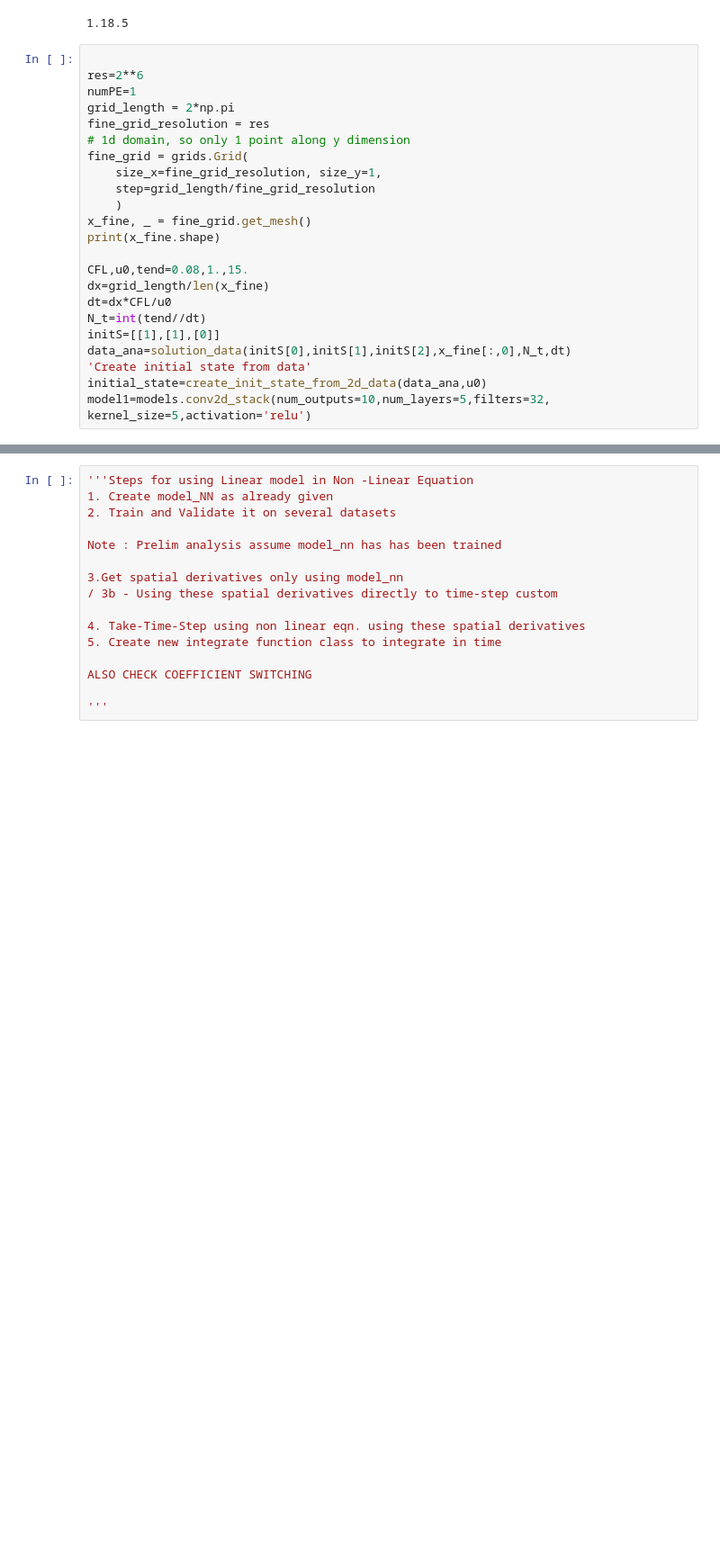
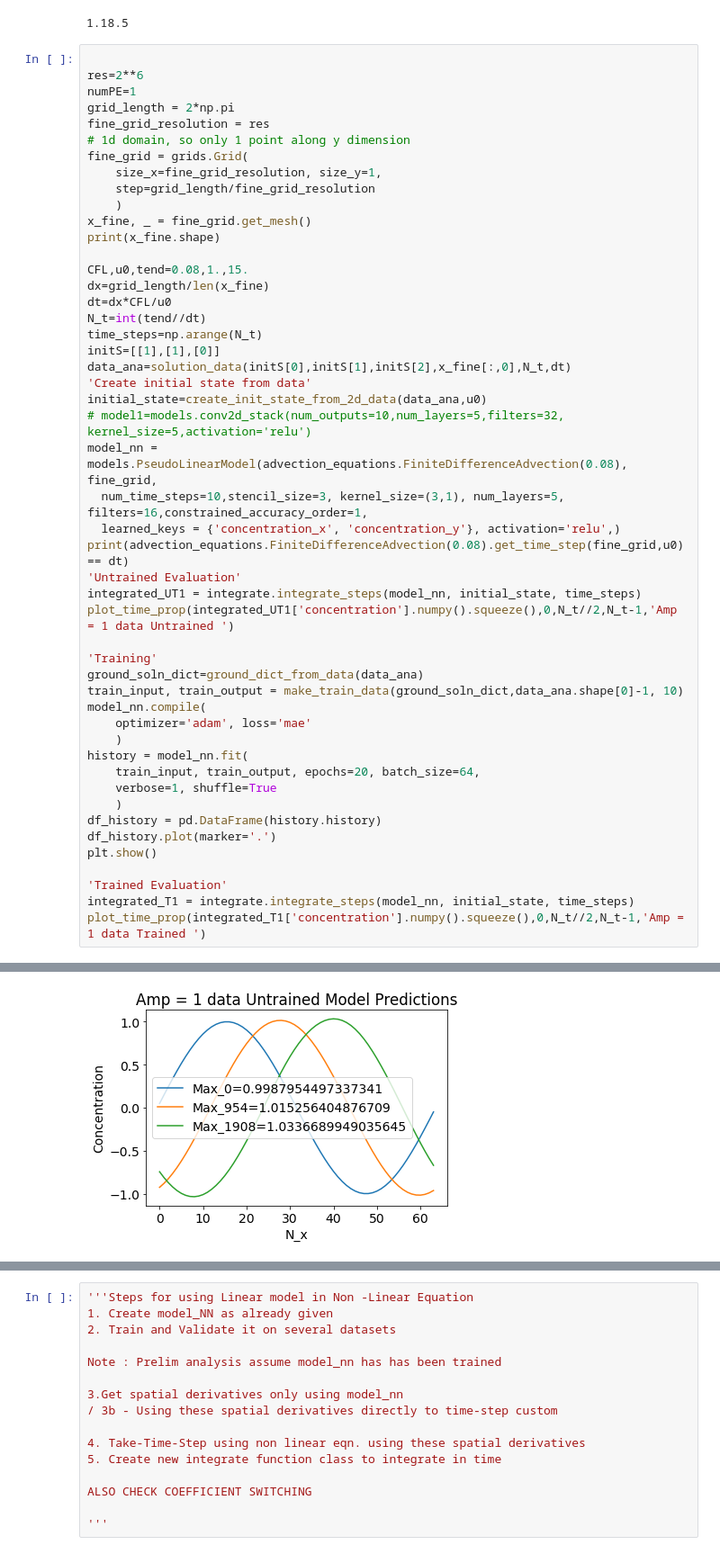
Before and after one commit to aditya5252/Multiprocessing_OOPs, a Jupyter notebook: Final_Experiments/TrainLinValidateNonLinearclean.ipynb, the cells around one changed output, grey strips where cells are left out. Shown at 90% size. Cells and saved outputs as stored; diff of their text form; blank space fills up the shorter version.

Commit message:
Success-Non-Linear

```diff
--- a/Final_Experiments/TrainLinValidateNonLinearclean.ipynb
+++ b/Final_Experiments/TrainLinValidateNonLinearclean.ipynb
@@ -122,11 +122,37 @@ CFL,u0,tend=0.08,1.,15.
 dx=grid_length/len(x_fine)
 dt=dx*CFL/u0
 N_t=int(tend//dt)
+time_steps=np.arange(N_t)
 initS=[[1],[1],[0]]
 data_ana=solution_data(initS[0],initS[1],initS[2],x_fine[:,0],N_t,dt)
 'Create initial state from data'
 initial_state=create_init_state_from_2d_data(data_ana,u0)
-model1=models.conv2d_stack(num_outputs=10,num_layers=5,filters=32, kernel_size=5,activation='relu')
+# model1=models.conv2d_stack(num_outputs=10,num_layers=5,filters=32, kernel_size=5,activation='relu')
+model_nn = models.PseudoLinearModel(advection_equations.FiniteDifferenceAdvection(0.08), fine_grid,
+  num_time_steps=10,stencil_size=3, kernel_size=(3,1), num_layers=5, filters=16,constrained_accuracy_order=1,
+  learned_keys = {'concentration_x', 'concentration_y'}, activation='relu',)
+print(advection_equations.FiniteDifferenceAdvection(0.08).get_time_step(fine_grid,u0) == dt)
+'Untrained Evaluation'
+integrated_UT1 = integrate.integrate_steps(model_nn, initial_state, time_steps)
+plot_time_prop(integrated_UT1['concentration'].numpy().squeeze(),0,N_t//2,N_t-1,'Amp = 1 data Untrained ')
+
+'Training'
+ground_soln_dict=ground_dict_from_data(data_ana)
+train_input, train_output = make_train_data(ground_soln_dict,data_ana.shape[0]-1, 10)
+model_nn.compile(
+    optimizer='adam', loss='mae'
+    )
+history = model_nn.fit(
+    train_input, train_output, epochs=20, batch_size=64,
+    verbose=1, shuffle=True
+    )
+df_history = pd.DataFrame(history.history)
+df_history.plot(marker='.')
+plt.show()
+
+'Trained Evaluation'
+integrated_T1 = integrate.integrate_steps(model_nn, initial_state, time_steps)
+plot_time_prop(integrated_T1['concentration'].numpy().squeeze(),0,N_t//2,N_t-1,'Amp = 1 data Trained ')
 # %% [output]
 (64, 1)
 concentration (1, 64, 1)
@@ -134,0 +162 @@ y_velocity (1, 64, 1)
+[figure, added]
```
Also changed, not shown: parts of 26 cells of this notebook.
